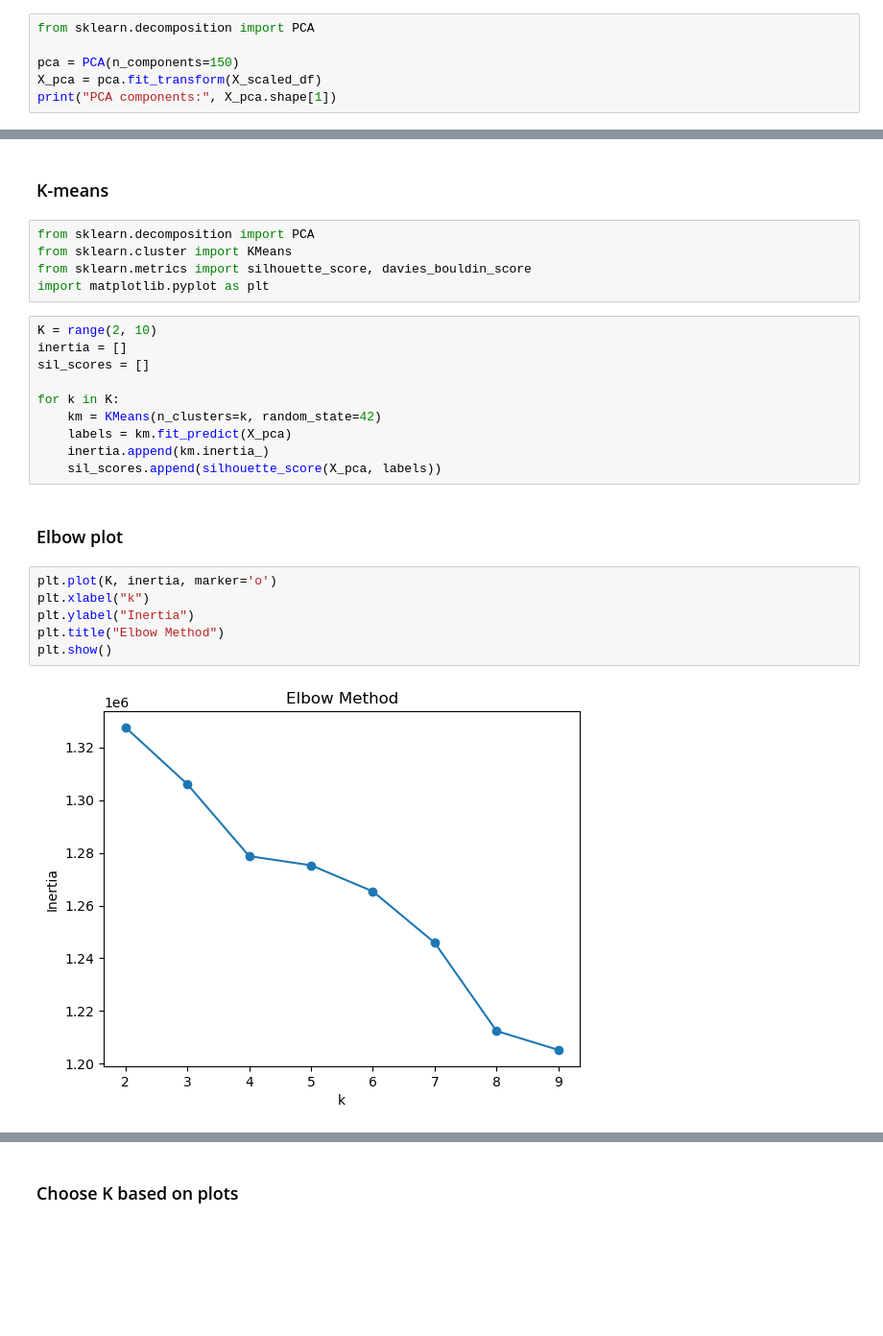
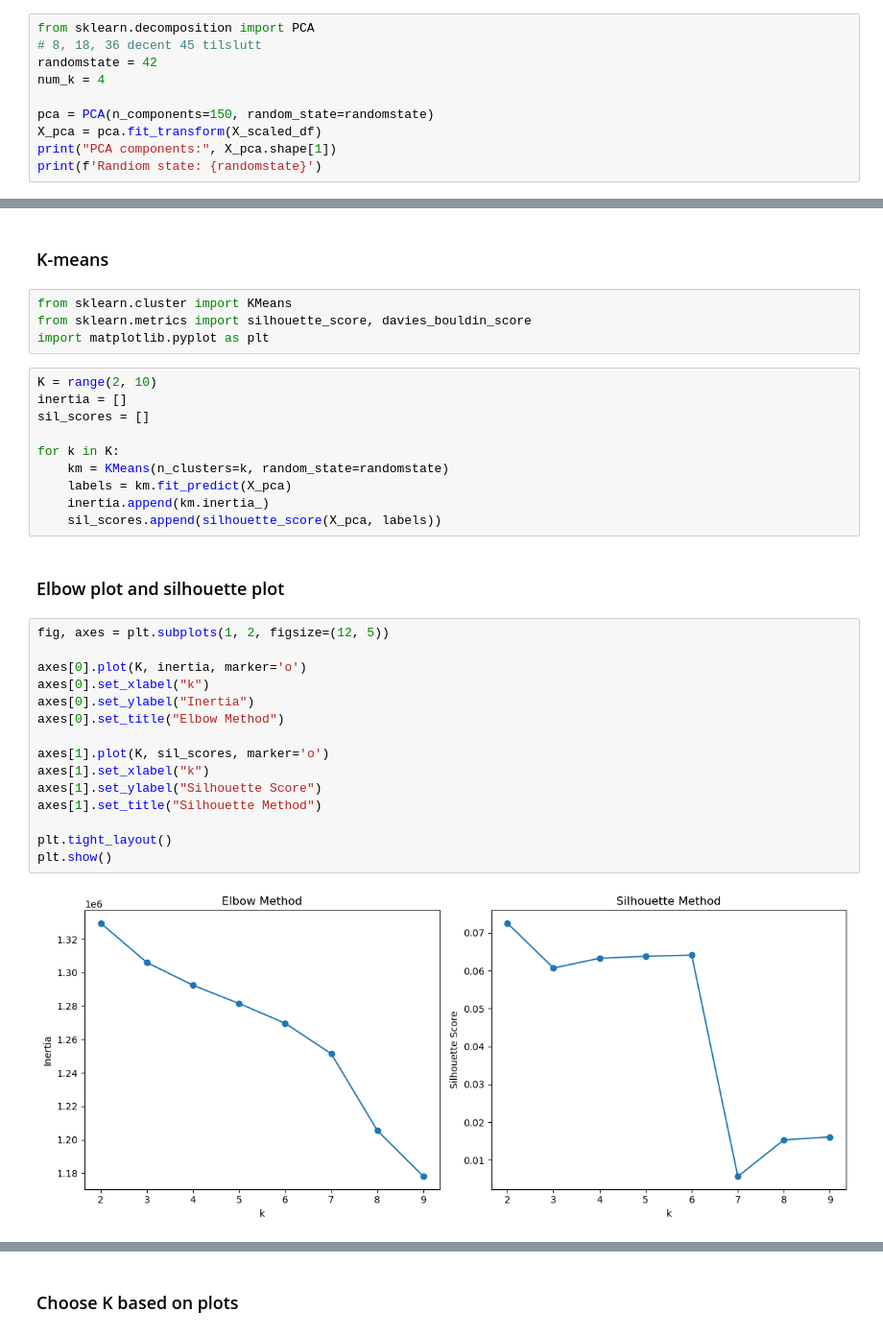
Before and after one commit to johngothe/datadrevet-ex-1, a Jupyter notebook: ex4.ipynb, the cells around one changed output, grey strips where cells are left out. Shown at 96% size. Drawn from its saved outputs; the diff is of its cells as text; blank space fills up the shorter version.

Commit message:
fast randomstate og litt fix

```diff
--- a/ex4.ipynb
+++ b/ex4.ipynb
@@ -108,9 +105,13 @@ X_scaled_df
 ## PCA
 # %%
 from sklearn.decomposition import PCA
+# 8, 18, 36 decent 45 tilslutt
+randomstate = 42
+num_k = 4
 
-pca = PCA(n_components=150)
+pca = PCA(n_components=150, random_state=randomstate)
 X_pca = pca.fit_transform(X_scaled_df)
 print("PCA components:", X_pca.shape[1])
+print(f'Randiom state: {randomstate}')
 # %% [output]
 PCA components: 150
@@ -124,7 +126,6 @@ print(explained_variance)
 # %% [markdown]
 ### K-means
 # %%
-from sklearn.decomposition import PCA
 from sklearn.cluster import KMeans
 from sklearn.metrics import silhouette_score, davies_bouldin_score
 import matplotlib.pyplot as plt
@@ -134,17 +135,26 @@ inertia = []
 sil_scores = []
 
 for k in K:
-    km = KMeans(n_clusters=k, random_state=42)
+    km = KMeans(n_clusters=k, random_state=randomstate)
     labels = km.fit_predict(X_pca)
     inertia.append(km.inertia_)
     sil_scores.append(silhouette_score(X_pca, labels))
 # %% [markdown]
-### Elbow plot
+### Elbow plot and silhouette plot
 # %%
-plt.plot(K, inertia, marker='o')
-plt.xlabel("k")
-plt.ylabel("Inertia")
-plt.title("Elbow Method")
+fig, axes = plt.subplots(1, 2, figsize=(12, 5))
+
+axes[0].plot(K, inertia, marker='o')
+axes[0].set_xlabel("k")
+axes[0].set_ylabel("Inertia")
+axes[0].set_title("Elbow Method")
+
+axes[1].plot(K, sil_scores, marker='o')
+axes[1].set_xlabel("k")
+axes[1].set_ylabel("Silhouette Score")
+axes[1].set_title("Silhouette Method")
+
+plt.tight_layout()
 plt.show()
 # %% [output]
-[figure, old version]
+[figure, new version]
```
Also changed, not shown: parts of 13 cells of this notebook.
